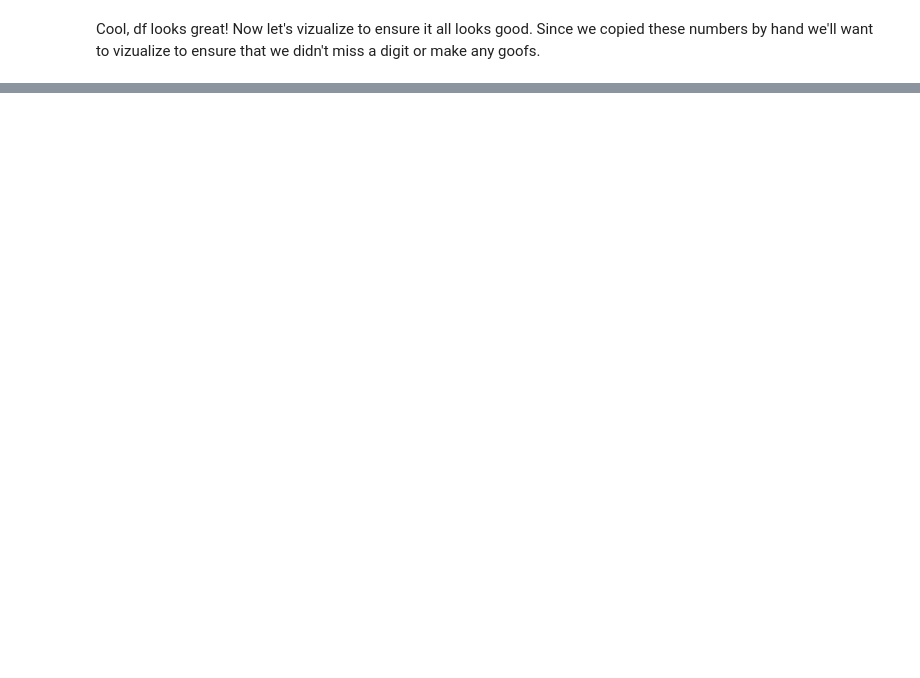
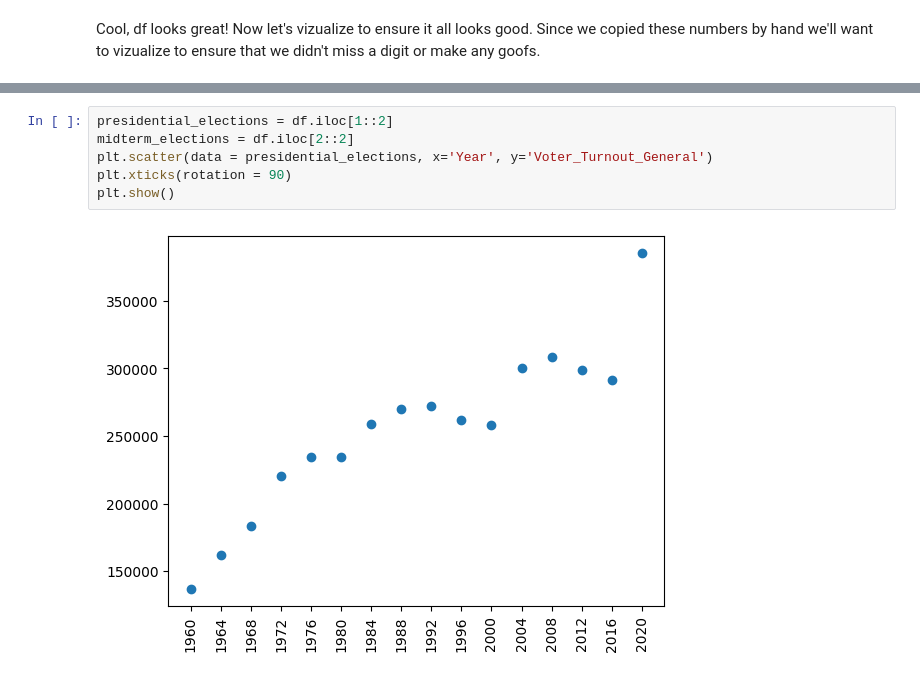
Before and after one commit to watermelondiet/Data-Exploration-in-Python, a Jupyter notebook: VR_trends_notebook.ipynb, the cells around one changed output, grey strips where cells are left out. Drawn from its saved outputs; the diff is of its cells as text; blank space fills up the shorter version.

```diff
--- a/VR_trends_notebook.ipynb
+++ b/VR_trends_notebook.ipynb
@@ -67,0 +143,8 @@ If you have other anomalies at this point in the process, you should review your
+# %%
+presidential_elections = df.iloc[1::2]
+midterm_elections = df.iloc[2::2]
+plt.scatter(data = presidential_elections, x='Year', y='Voter_Turnout_General')
+plt.xticks(rotation = 90)
+plt.show()
+# %% [output]
+[figure, added]
```
Also changed, not shown: parts of 11 cells of this notebook.
